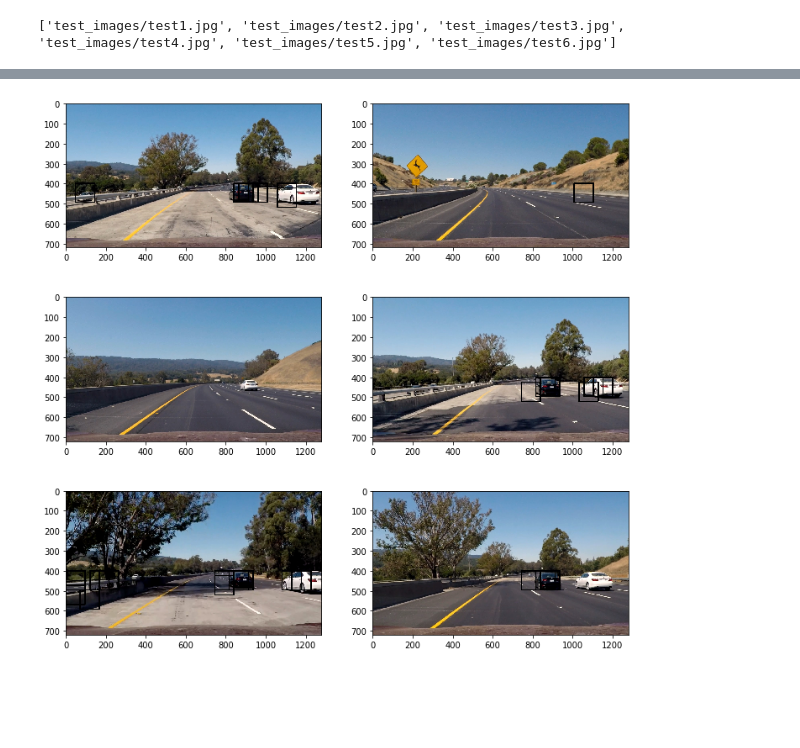
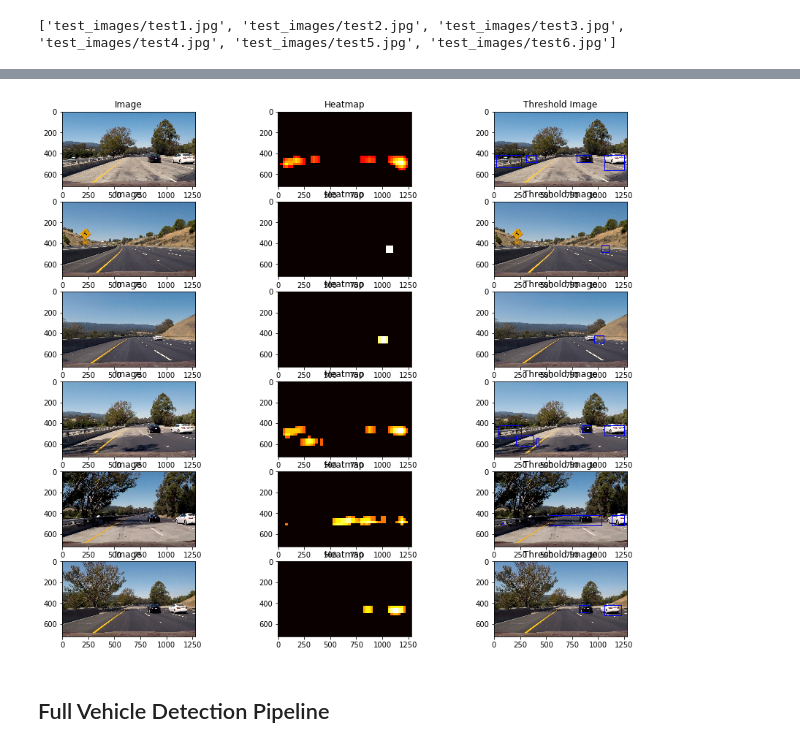
Before and after one commit to patrickcleeve/CarND-Term1-Vehicle-Detection-P5, a Jupyter notebook: CarND-Vehicle-Detection.ipynb, the cells around one changed output, grey strips where cells are left out. Saved outputs shown, nothing was run; the diff lists cells and outputs as text; code cells hidden in the pictures; blank space fills up the shorter version.

Commit message:
Heatmaps and video processing
Added heatmaps, error thresholds and video processing pipeline.
Added ability to save and load trained models

```diff
--- a/CarND-Vehicle-Detection.ipynb
+++ b/CarND-Vehicle-Detection.ipynb
@@ -612,7 +653,7 @@ print(test_images)
 # Test on single images
 # Sliding windows and window search
 
-# For visualisation
+# For Visualisation
 images = []
 titles = []
 
@@ -624,8 +665,8 @@ orient = 9              # Number of gradient orientations
 pix_per_cell = 8
 cell_per_block = 2
 hog_channel = "ALL"         # Can be 0, 1, 2, "ALL"
-spatial_size = (32, 32) # Spatial binning dimensions
-hist_bins = 32          # Number of histogram bins
+spatial_size = (64, 64) # Spatial binning dimensions
+hist_bins = 64          # Number of histogram bins
 spatial_feat = True     # Spatial features on or off
 hist_feat = True        # Histogram features on or off
 hog_feat = True         # HOG features on or off
@@ -633,7 +674,7 @@ hog_feat = True         # HOG features on or off
 
 
 window_size = 128
-overlap = 0.5
+overlap = 0.25
 ystart = 400
 ystop = 625
 
@@ -697,7 +738,12 @@ def convert_color(img, conv='RGB2YCrCb'):
 def find_cars(img, ystart, ystop, scale, svc, X_scaler, orient, pix_per_cell, cell_per_block, spatial_size, hist_bins):
 
     draw_img = np.copy(img)
+    new_img = np.copy(img)
     img = img.astype(np.float32)/255
+
+
+    # Create car bounding boxes and heatmap image
+    b_boxes = []
 
     img_tosearch = img[ystart:ystop,:,:]
     ctrans_tosearch = convert_color(img_tosearch, conv='RGB2YCrCb')
@@ -755,6 +801,10 @@ def find_cars(img, ystart, ystop, scale, svc, X_scaler, orient, pix_per_cell, ce
                 xbox_left = np.int(xleft*scale)
                 ytop_draw = np.int(ytop*scale)
                 win_draw = np.int(window*scale)
+
+                b_boxes.append(((xbox_left, ytop_draw+ystart), (xbox_left+win_draw,ytop_draw+win_draw+ystart)))
                 cv2.rectangle(draw_img,(xbox_left, ytop_draw+ystart),(xbox_left+win_draw,ytop_draw+win_draw+ystart),(0,0,255),6)
 
-    return draw_img
+
+
+    return draw_img, b_boxes
@@ -761,28 +843,53 @@ def find_cars(img, ystart, ystop, scale, svc, X_scaler, orient, pix_per_cell, ce
 # %%
 # For visualisation
 images = []
 titles = []
 
 
 ystart = 400
 ystop = 656
 scale = 1.5
 
 for image_path in test_images:
 
     image = mpimg.imread(image_path)
-    # Rescale .jpg image
-    image = image.astype(np.float32)/255
+    new_img = np.copy(image)
+    # Rescale .jpg image (done inside find cars)
+    # image = image.astype(np.float32)/255
 
-    out_img = find_cars(image, ystart, ystop, scale, svc, X_scaler,
+    out_img, b_boxes = find_cars(image, ystart, ystop, scale, svc, X_scaler,
                         orient, pix_per_cell, cell_per_block, spatial_size, hist_bins)
 
 
-    images.append(out_img)
-    titles.append("")
+    # Heatmap
+    heatmap = np.zeros_like(image[:,:,0]).astype(np.float)
 
 
-fig = plt.figure(figsize=(12, 12))
-visualize(fig, 3, 2, images, titles)
+    # Apply heatmap
+    heatmap = add_heat(heatmap, b_boxes)
+
+    # Apply threshold to help remove false positives
+    heatmap = apply_threshold(heatmap,5)
+
+    # Visualize the heatmap when displaying
+    #heatmap = np.clip(heat, 0, 255)
+
+    # Find final boxes from heatmap using label function
+    labels = label(heatmap)
+    new_img = draw_labeled_bboxes(new_img, labels)
+
+    images.append(image)
+    titles.append("Image")
+    images.append(heatmap)
+    titles.append("Heatmap")
+    images.append(new_img)
+    titles.append("Threshold Image")
+
+
+
+
+
+fig = plt.figure(figsize=(15, 20))
+visualize(fig, 9, 3, images, titles)
 # %% [output]
-[figure, old version]
+[figure, new version]
@@ -821,0 +896,2 @@ def draw_labeled_bboxes(img, labels):
+# %% [markdown]
+## Full Vehicle Detection Pipeline
```
Also changed, not shown: parts of 16 cells of this notebook.
